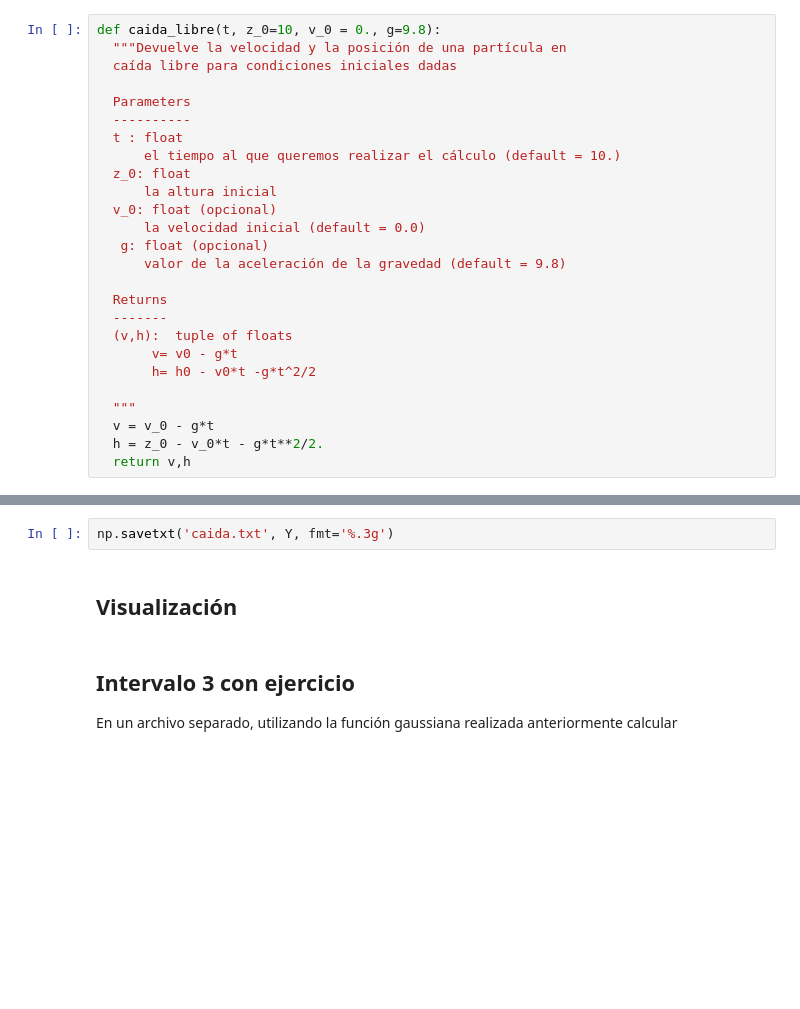
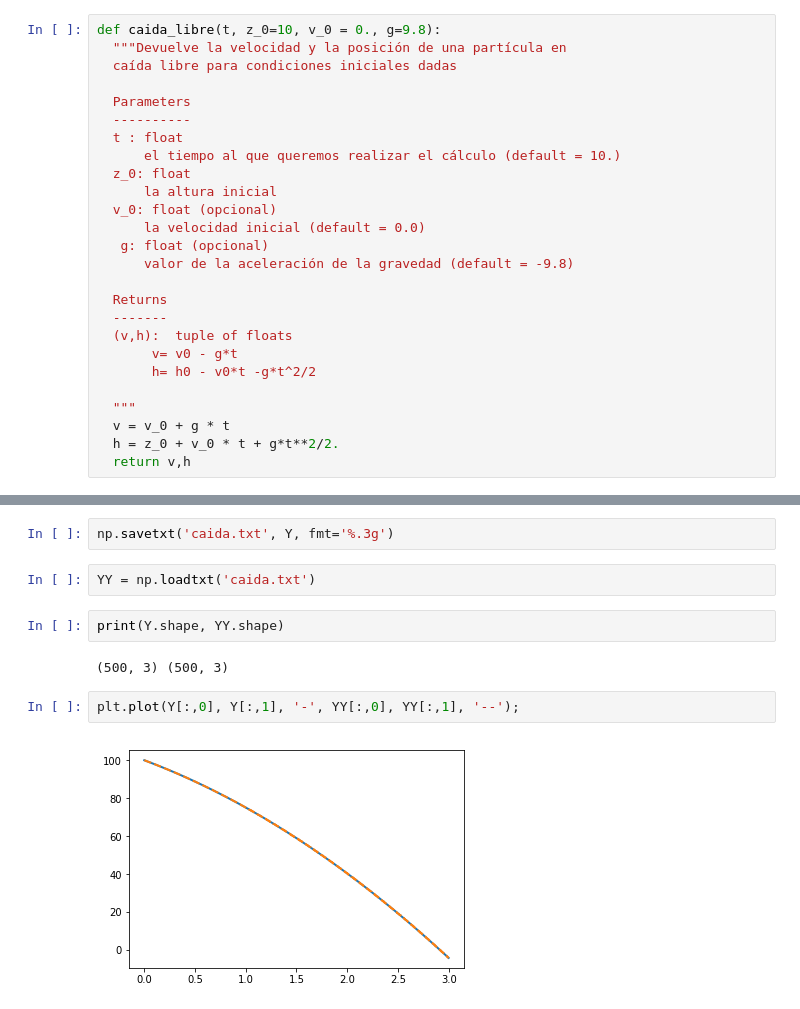
Before and after one commit to fiolj/curso-python-corto, a Jupyter notebook: clase2.ipynb, the cells around one changed output, grey strips where cells are left out. Saved outputs shown, nothing was run; the diff lists cells and outputs as text; blank space fills up the shorter version.

```diff
--- a/clase2.ipynb
+++ b/clase2.ipynb
@@ -561,7 +563,7 @@ def caida_libre(t, z_0=10, v_0 = 0., g=9.8):
   v_0: float (opcional)
       la velocidad inicial (default = 0.0)
    g: float (opcional)
-      valor de la aceleración de la gravedad (default = 9.8)
+      valor de la aceleración de la gravedad (default = -9.8)
 
   Returns
   -------
@@ -570,6 +572,6 @@ def caida_libre(t, z_0=10, v_0 = 0., g=9.8):
        h= h0 - v0*t -g*t^2/2
 
   """
-  v = v_0 - g*t
-  h = z_0 - v_0*t - g*t**2/2.
+  v = v_0 + g * t
+  h = z_0 + v_0 * t + g*t**2/2.
   return v,h
@@ -603,9 +626,13 @@ t.shape, X.shape, Y.shape
 ((500,), (3, 500), (500, 3))
 # %%
 np.savetxt('caida.txt', Y, fmt='%.3g')
-# %% [markdown]
-## Visualización
-# %% [markdown]
-## Intervalo 3 con ejercicio
-
-En un archivo separado, utilizando la función gaussiana realizada anteriormente calcular
+# %%
+YY = np.loadtxt('caida.txt')
+# %%
+print(Y.shape, YY.shape)
+# %% [output]
+(500, 3) (500, 3)
+# %%
+plt.plot(Y[:,0], Y[:,1], '-', YY[:,0], YY[:,1], '--');
+# %% [output]
+[figure, added]
```
Also changed, not shown: parts of 9 cells of this notebook.
